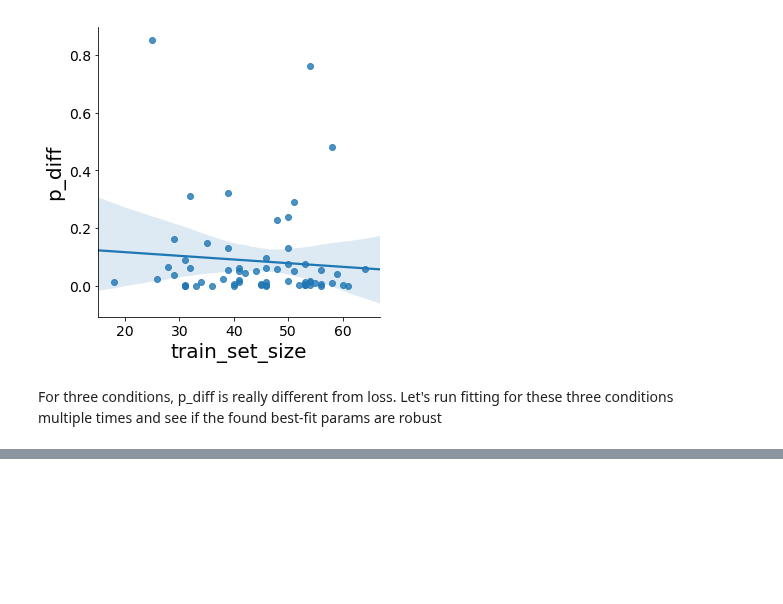
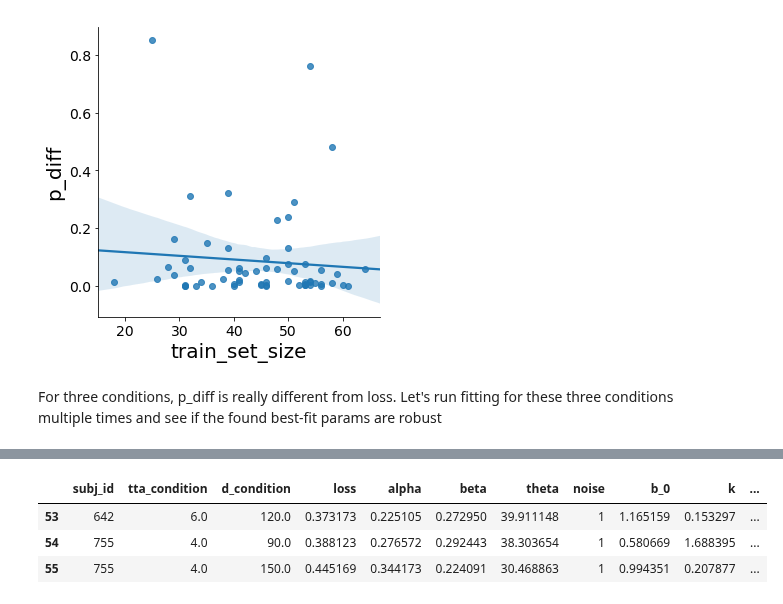
Before and after one commit to cherepaha/evidence_accumulation_in_gap_acceptance, a Jupyter notebook: data_and_model_analysis/temp.ipynb, the cells around one changed output, grey strips where cells are left out. Cells and saved outputs as stored; diff of their text form; code cells hidden in the pictures; blank space fills up the shorter version.

```diff
--- a/data_and_model_analysis/temp.ipynb
+++ b/data_and_model_analysis/temp.ipynb
@@ -63,0 +84,7 @@ For three conditions, p_diff is really different from loss. Let's run fitting fo
+# %%
+parameters[parameters.theta>30]
+# %% [output]
+|  | subj_id | tta_condition | d_condition | loss | alpha | beta | theta | noise | b_0 | k | ... |
+| 53 | 642 | 6.0 | 120.0 | 0.373173 | 0.225105 | 0.272950 | 39.911148 | 1 | 1.165159 | 0.153297 | ... |
+| 54 | 755 | 4.0 | 90.0 | 0.388123 | 0.276572 | 0.292443 | 38.303654 | 1 | 0.580669 | 1.688395 | ... |
+| 55 | 755 | 4.0 | 150.0 | 0.445169 | 0.344173 | 0.224091 | 30.468863 | 1 | 0.994351 | 0.207877 | ... |
```
Also changed, not shown: parts of 8 cells of this notebook, 8 other files.
